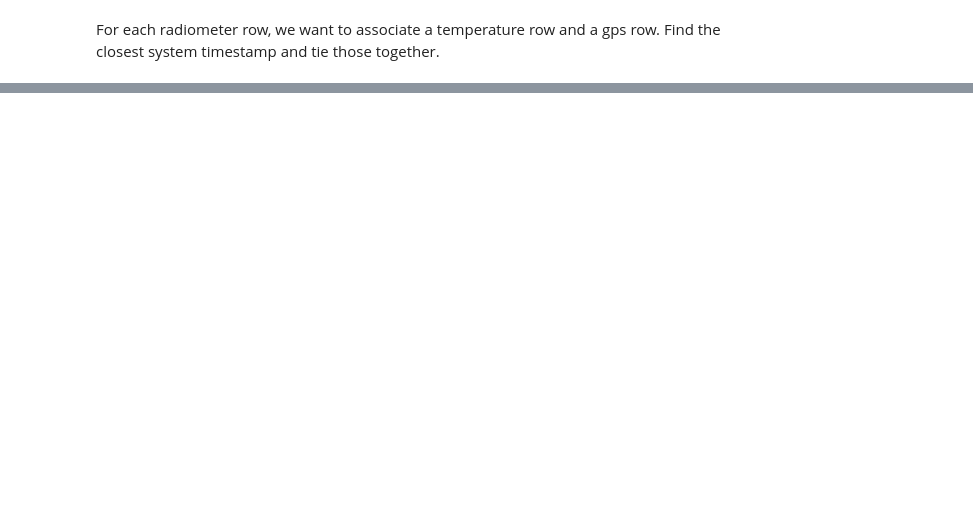
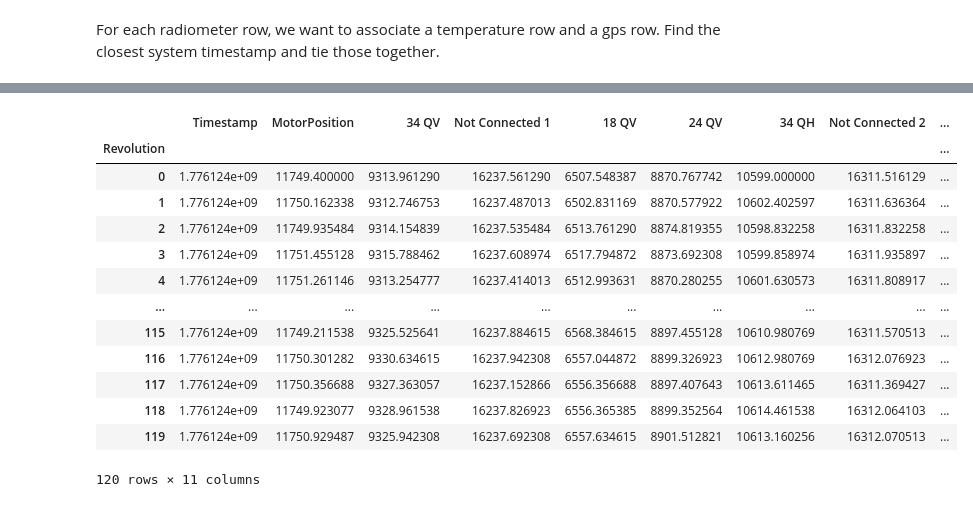
Before and after one commit to agwhitney/DataSystemPy3, a Jupyter notebook: notebooks/create_l1a.ipynb, the cells around one changed output, grey strips where cells are left out. Cells and saved outputs as stored; diff of their text form; code cells hidden in the pictures; blank space fills up the shorter version.

```diff
--- a/notebooks/create_l1a.ipynb
+++ b/notebooks/create_l1a.ipynb
@@ -66,0 +46,39 @@ r.get_calibration_point(3, caltar_thermistors, 3000, 4000)
+# %%
+# Average a row per revolution between the given values
+MOTOR_ZENITH = [11500, 12000]
+
+zenith_per_revolution = r.radiometer.data[
+    (r.radiometer.data['MotorPosition'] > MOTOR_ZENITH[0])
+    &
+    (r.radiometer.data['MotorPosition'] < MOTOR_ZENITH[1])
+].groupby('Revolution').mean()
+
+CALTAR_THERMISTORS = [9, 10, 11, 12, 13, 14, 15, 16]
+
+def find_closest_index(series, value):
+    return series.iloc[
+        (series - value).abs().argsort()[:1]
+    ].index[0]
+
+i = []
+for timestamp in zenith_per_revolution['Timestamp']:
+    i.append( find_closest_index(r.thermistors.data['Timestamp'], timestamp) )
+means = r.thermistors.data.iloc[i][CALTAR_THERMISTORS].mean(axis=1).reset_index(drop=True)
+
+zenith_per_revolution['Temps'] = means
+zenith_per_revolution
+# %% [output]
+|  | Timestamp | MotorPosition | 34 QV | Not Connected 1 | 18 QV | 24 QV | 34 QH | Not Connected 2 | ... |
+| Revolution |  |  |  |  |  |  |  |  | ... |
+| 0 | 1.776124e+09 | 11749.400000 | 9313.961290 | 16237.561290 | 6507.548387 | 8870.767742 | 10599.000000 | 16311.516129 | ... |
+| 1 | 1.776124e+09 | 11750.162338 | 9312.746753 | 16237.487013 | 6502.831169 | 8870.577922 | 10602.402597 | 16311.636364 | ... |
+| 2 | 1.776124e+09 | 11749.935484 | 9314.154839 | 16237.535484 | 6513.761290 | 8874.819355 | 10598.832258 | 16311.832258 | ... |
+| 3 | 1.776124e+09 | 11751.455128 | 9315.788462 | 16237.608974 | 6517.794872 | 8873.692308 | 10599.858974 | 16311.935897 | ... |
+| 4 | 1.776124e+09 | 11751.261146 | 9313.254777 | 16237.414013 | 6512.993631 | 8870.280255 | 10601.630573 | 16311.808917 | ... |
+| ... | ... | ... | ... | ... | ... | ... | ... | ... | ... |
+| 115 | 1.776124e+09 | 11749.211538 | 9325.525641 | 16237.884615 | 6568.384615 | 8897.455128 | 10610.980769 | 16311.570513 | ... |
+| 116 | 1.776124e+09 | 11750.301282 | 9330.634615 | 16237.942308 | 6557.044872 | 8899.326923 | 10612.980769 | 16312.076923 | ... |
+| 117 | 1.776124e+09 | 11750.356688 | 9327.363057 | 16237.152866 | 6556.356688 | 8897.407643 | 10613.611465 | 16311.369427 | ... |
+| 118 | 1.776124e+09 | 11749.923077 | 9328.961538 | 16237.826923 | 6556.365385 | 8899.352564 | 10614.461538 | 16312.064103 | ... |
+| 119 | 1.776124e+09 | 11750.929487 | 9325.942308 | 16237.692308 | 6557.634615 | 8901.512821 | 10613.160256 | 16312.070513 | ... |
+120 rows × 11 columns
```
Also changed, not shown: parts of 5 cells of this notebook, 4 other files.
